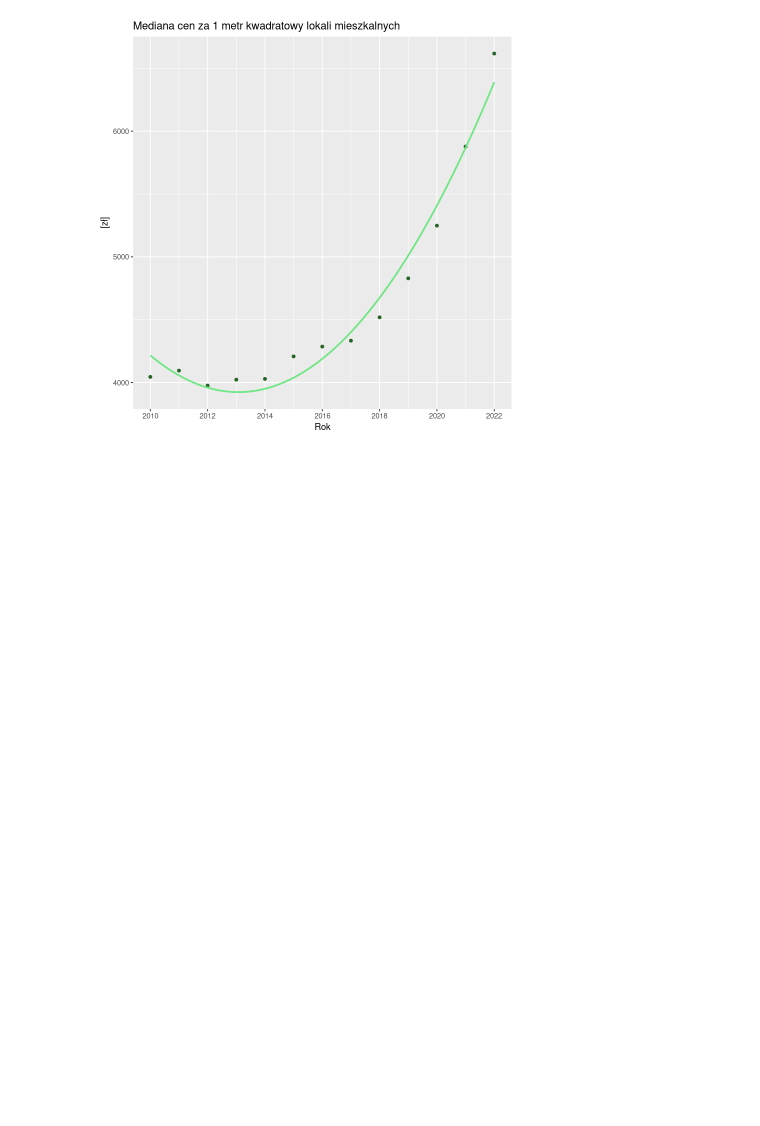
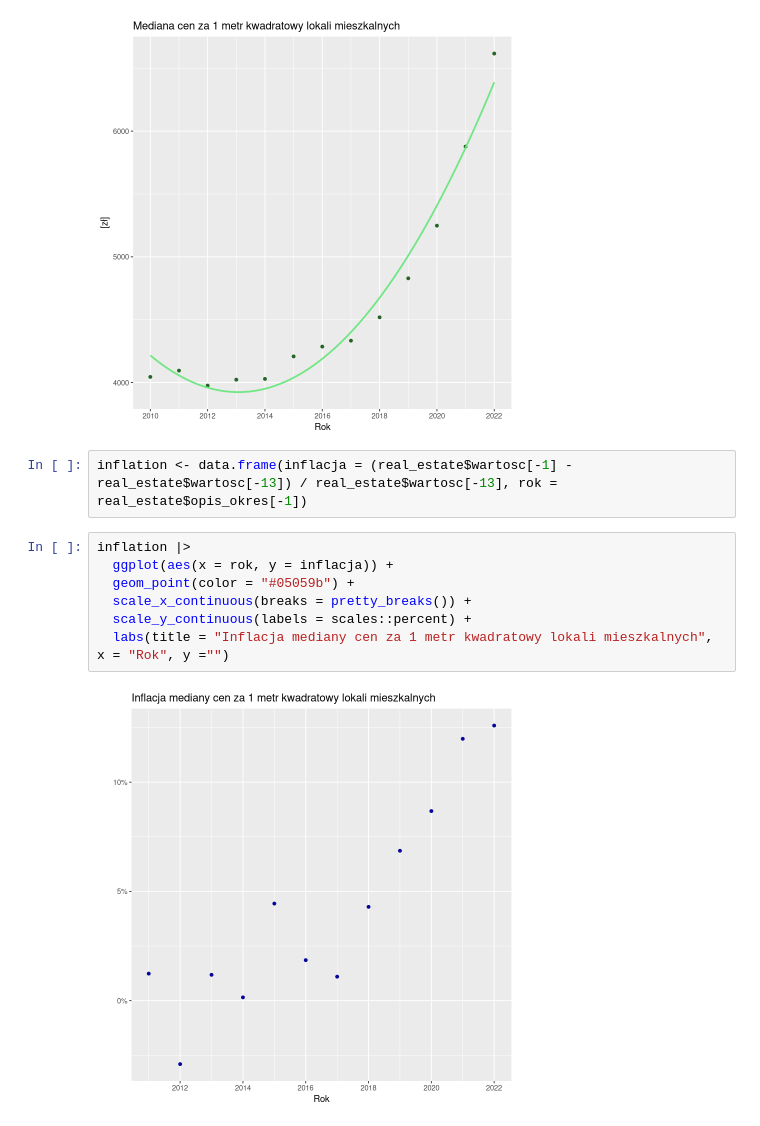
Before and after one commit to JakubDziegielewski/SAD_project_one, a Jupyter notebook: Problem_3/Problem_3.ipynb, the cells around one changed output. Drawn from its saved outputs; the diff is of its cells as text; blank space fills up the shorter version.

Commit message:
added inflation

```diff
--- a/Problem_3/Problem_3.ipynb
+++ b/Problem_3/Problem_3.ipynb
@@ -66,3 +66,14 @@ real_estate |>
   labs(title = "Mediana cen za 1 metr kwadratowy lokali mieszkalnych", x = "Rok", y ="[zł]")
 # %% [output]
 [figure]
+# %%
+inflation <- data.frame(inflacja = (real_estate$wartosc[-1] - real_estate$wartosc[-13]) / real_estate$wartosc[-13], rok = real_estate$opis_okres[-1])
+# %%
+inflation |>
+  ggplot(aes(x = rok, y = inflacja)) +
+  geom_point(color = "#05059b") +
+  scale_x_continuous(breaks = pretty_breaks()) +
+  scale_y_continuous(labels = scales::percent) +
+  labs(title = "Inflacja mediany cen za 1 metr kwadratowy lokali mieszkalnych", x = "Rok", y ="")
+# %% [output]
+[figure, added]
```
